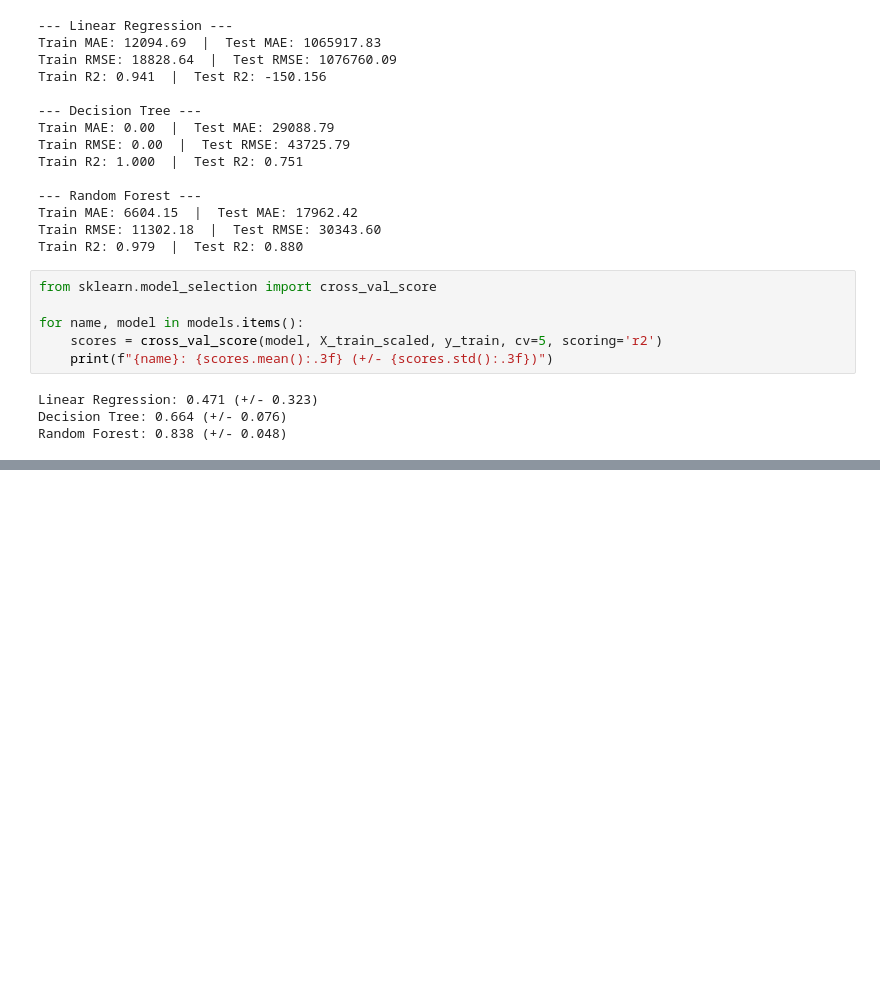
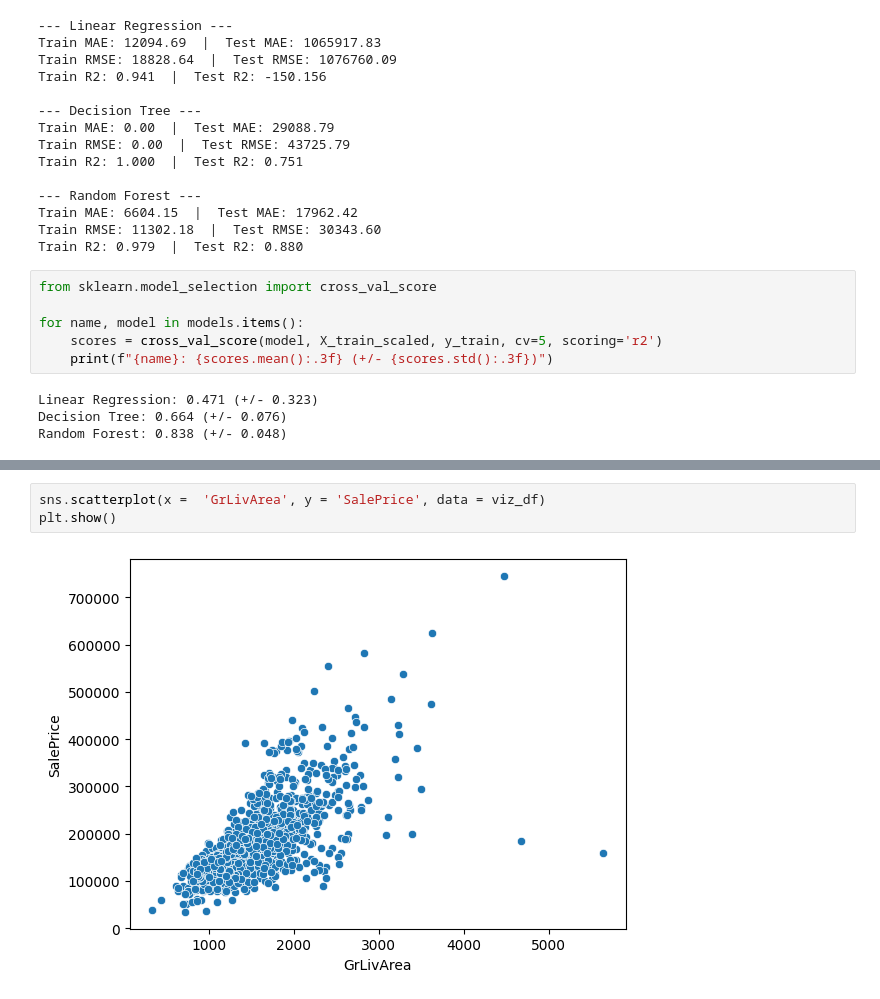
Before and after one commit to howljenkins2003-cpu/ML-journey, a Jupyter notebook: House Prices/House_price.ipynb, the cells around one changed output, grey strips where cells are left out. Saved outputs shown, nothing was run; the diff lists cells and outputs as text; blank space fills up the shorter version.

```diff
--- a/House Prices/House_price.ipynb
+++ b/House Prices/House_price.ipynb
@@ -173,0 +239,5 @@ Random Forest: 0.838 (+/- 0.048)
+# %%
+sns.scatterplot(x =  'GrLivArea', y = 'SalePrice', data = viz_df)
+plt.show()
+# %% [output]
+[figure, added]
```
Also changed, not shown: parts of 7 cells of this notebook.
